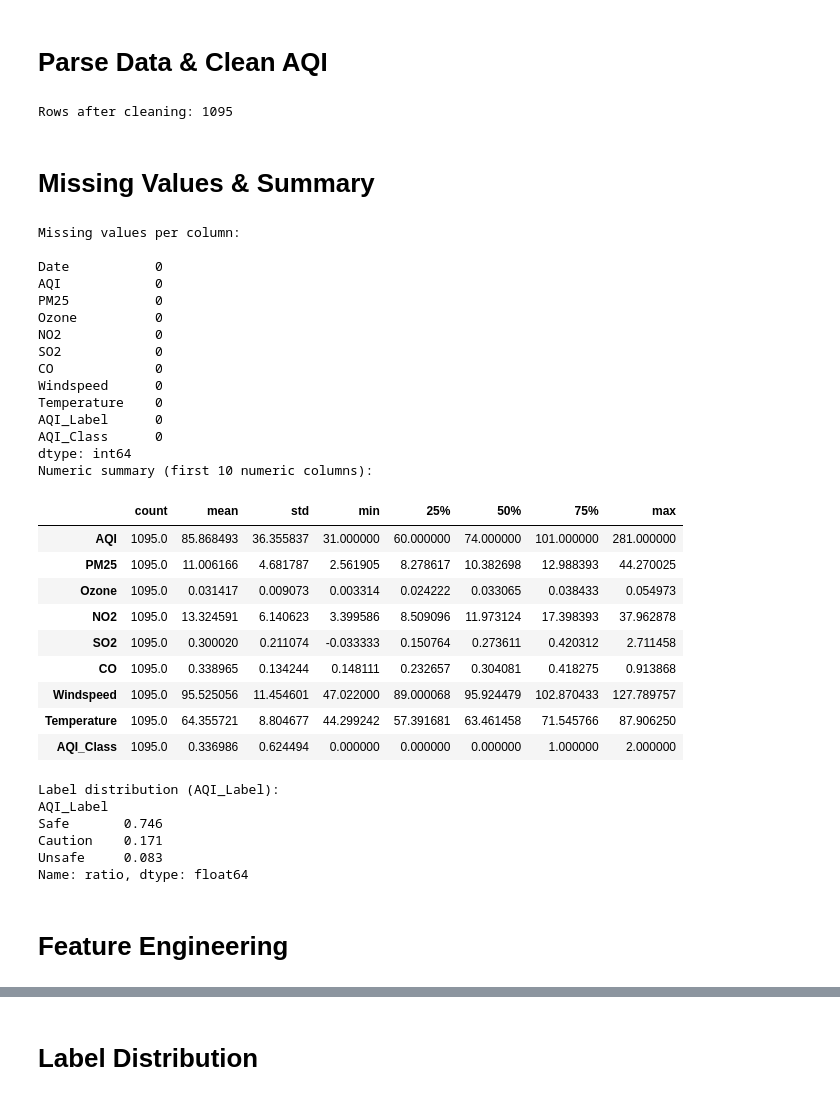
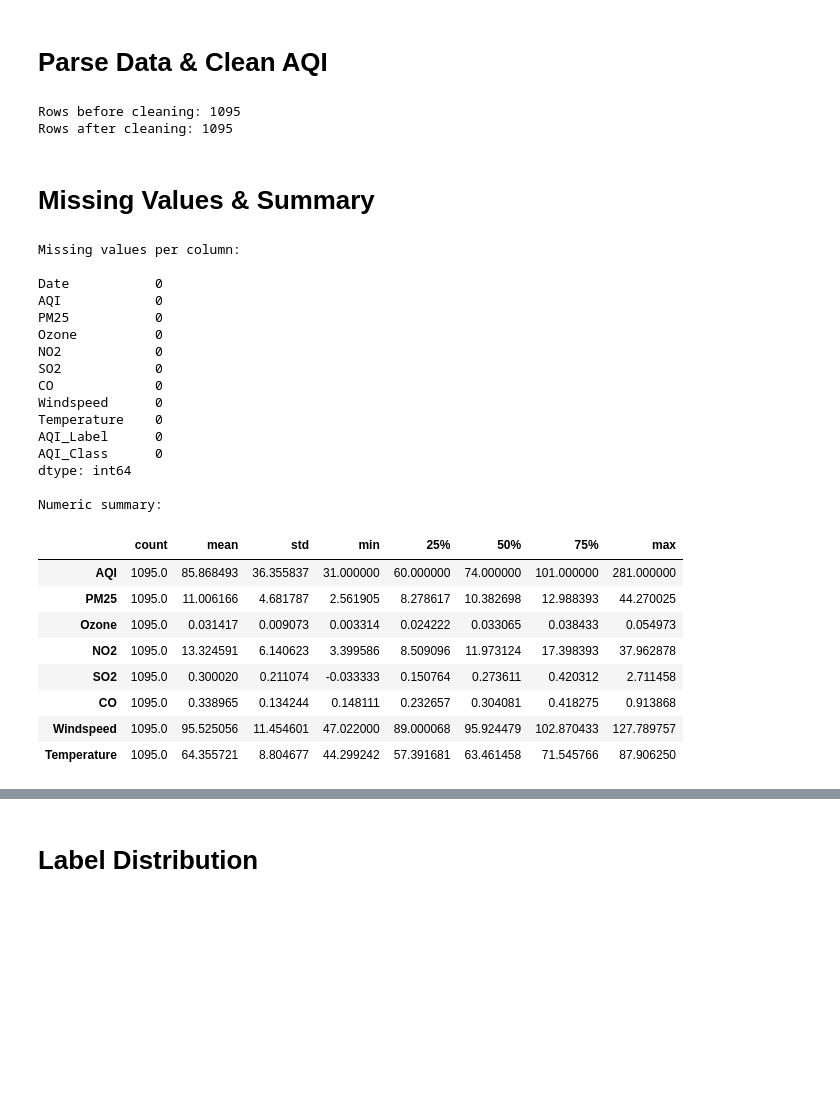
Before and after one commit to ayushib-2/aqi-prediction, a Jupyter notebook: notebooks/exploratory_data_analysis.ipynb, the cells around one changed output, grey strips where cells are left out. Drawn from its saved outputs; the diff is of its cells as text; code cells hidden in the pictures; blank space fills up the shorter version.

```diff
--- a/notebooks/exploratory_data_analysis.ipynb
+++ b/notebooks/exploratory_data_analysis.ipynb
@@ -19,12 +18,15 @@ Columns: ['Date', 'AQI', 'PM25', 'Ozone', 'NO2', 'SO2', 'CO', 'Windspeed', 'Temp
 # %%
 # Convert date column to datetime
 df["Date"] = pd.to_datetime(df["Date"], format="%m/%d/%y", errors="coerce")
+
+print("Rows before cleaning:", len(df))
 
 # Drop rows with missing Date or AQI
 df = df.dropna(subset=["Date", "AQI"]).reset_index(drop=True)
 
 print("Rows after cleaning:", len(df))
 # %% [output]
+Rows before cleaning: 1095
 Rows after cleaning: 1095
 # %% [markdown]
 # Missing Values & Summary
@@ -32,46 +34,34 @@ Rows after cleaning: 1095
 # Show all columns missing counts
 missing_counts = df.isna().sum()
 print("Missing values per column:\n")
 print(missing_counts)
 
 # Summary statistics for numeric columns
-print("Numeric summary (first 10 numeric columns):\n")
-display(df.describe(include=[float, int]).T.head(10))
-
-# Check label distribution
-print("\nLabel distribution (AQI_Label):")
-print(df["AQI_Label"].value_counts(normalize=True).rename("ratio").round(3))
+print("\nNumeric summary:\n")
+display(df.drop(columns=["AQI_Class"]).describe(include=[float, int]).T)
 # %% [output]
 Missing values per column:
 
 Date           0
 AQI            0
 PM25           0
 Ozone          0
 NO2            0
 SO2            0
 CO             0
 Windspeed      0
 Temperature    0
 AQI_Label      0
 AQI_Class      0
 dtype: int64
-Numeric summary (first 10 numeric columns):
+
+Numeric summary:
 |  | count | mean | std | min | 25% | 50% | 75% | max |
 | AQI | 1095.0 | 85.868493 | 36.355837 | 31.000000 | 60.000000 | 74.000000 | 101.000000 | 281.000000 |
 | PM25 | 1095.0 | 11.006166 | 4.681787 | 2.561905 | 8.278617 | 10.382698 | 12.988393 | 44.270025 |
 | Ozone | 1095.0 | 0.031417 | 0.009073 | 0.003314 | 0.024222 | 0.033065 | 0.038433 | 0.054973 |
 | NO2 | 1095.0 | 13.324591 | 6.140623 | 3.399586 | 8.509096 | 11.973124 | 17.398393 | 37.962878 |
 | SO2 | 1095.0 | 0.300020 | 0.211074 | -0.033333 | 0.150764 | 0.273611 | 0.420312 | 2.711458 |
 | CO | 1095.0 | 0.338965 | 0.134244 | 0.148111 | 0.232657 | 0.304081 | 0.418275 | 0.913868 |
 | Windspeed | 1095.0 | 95.525056 | 11.454601 | 47.022000 | 89.000068 | 95.924479 | 102.870433 | 127.789757 |
 | Temperature | 1095.0 | 64.355721 | 8.804677 | 44.299242 | 57.391681 | 63.461458 | 71.545766 | 87.906250 |
-| AQI_Class | 1095.0 | 0.336986 | 0.624494 | 0.000000 | 0.000000 | 0.000000 | 1.000000 | 2.000000 |
-Label distribution (AQI_Label):
-AQI_Label
-Safe       0.746
-Caution    0.171
-Unsafe     0.083
-Name: ratio, dtype: float64
-# %% [markdown]
-# Feature Engineering
```
Also changed, not shown: parts of 29 cells of this notebook, 9 other files.
